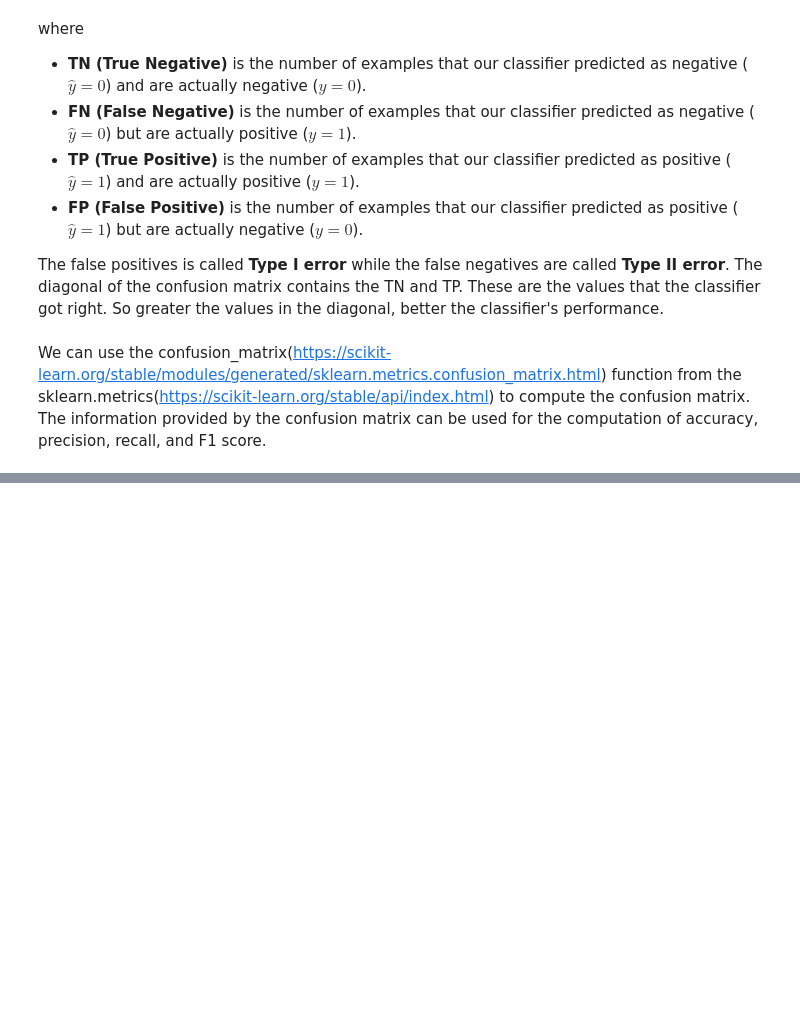
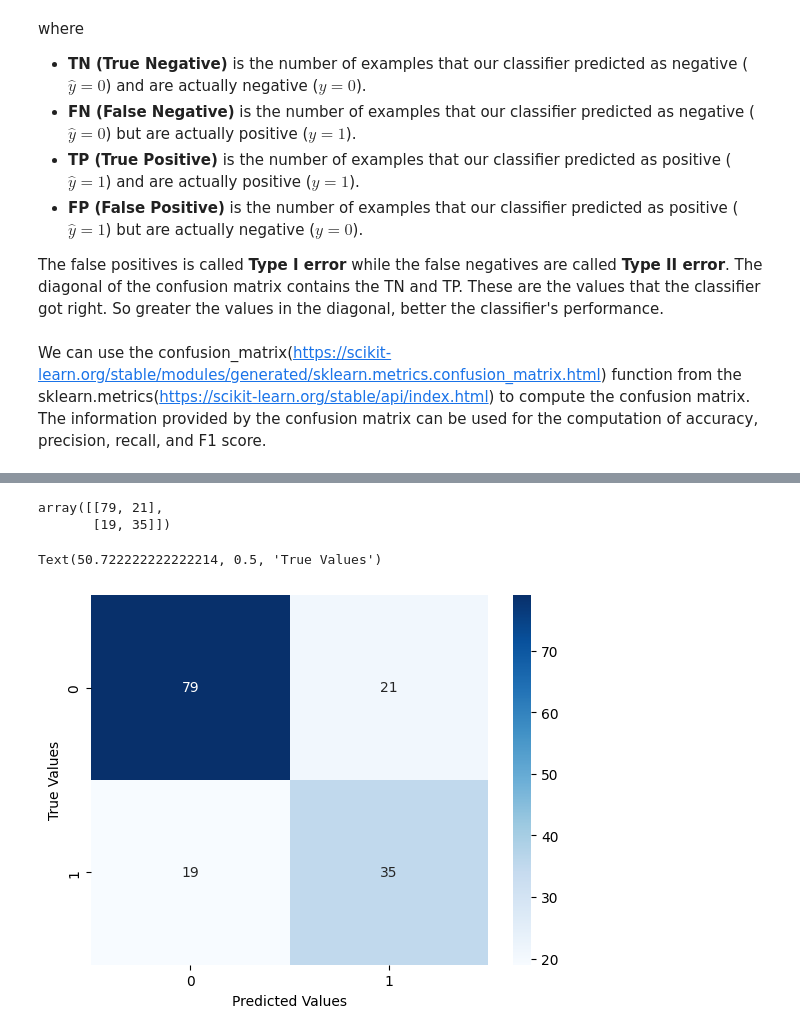
Before and after one commit to GaneshPokharel-tech/datascience, a Jupyter notebook: Machine_learning/logistic_regression_EvaluationMetrics.ipynb, the cells around one changed output, grey strips where cells are left out. Drawn from its saved outputs; the diff is of its cells as text; code cells hidden in the pictures; blank space fills up the shorter version.

Commit message:
updated and hyper parameter,evalutation matrix for classification,amazon analysis

```diff
--- a/Machine_learning/logistic_regression_EvaluationMetrics.ipynb
+++ b/Machine_learning/logistic_regression_EvaluationMetrics.ipynb
@@ -1,3 +1,27 @@
+# %%
+import pandas as pd
+import numpy as np
+
+from sklearn.preprocessing import StandardScaler
+from sklearn.model_selection import train_test_split
+from sklearn.linear_model import LogisticRegression
+
+
+scaler = StandardScaler()
+log_res = LogisticRegression(class_weight="balanced")
+
+data = pd.read_csv("diabetes.csv")
+X = data.drop("Outcome", axis = 1).to_numpy()
+Y = data[["Outcome"]].to_numpy()
+
+scaled_X = scaler.fit_transform(X)
+
+X_train, X_test, y_train, y_test = train_test_split(
+    scaled_X, Y, test_size=0.2, random_state=989, stratify=Y
+)
+
+log_res.fit(X_train, y_train)
+y_pred = log_res.predict(X_test)
 # %% [markdown]
 # Evaluation Metrics
 Now that we have predicted whether or not the patients in the test set have diabetes, let's evaluate how good is the prediction made by logistic regression. We can evaluate the performance of the classifier using various metrics. We will learn about the following metrics.
@@ -32,0 +61,13 @@ We can use the confusion_matrix(https://scikit-learn.org/stable/modules/generate
+# %%
+matrix = confusion_matrix(y_test, y_pred)
+matrix
+# %% [output]
+array([[79, 21],
+       [19, 35]])
+# %%
+sns.heatmap(matrix, annot= True, cmap = "Blues")
+plt.xlabel("Predicted Values")
+plt.ylabel("True Values")
+# %% [output]
+Text(50.722222222222214, 0.5, 'True Values')
+[figure, added]
```
Also changed, not shown: parts of 10 cells of this notebook, 5 other files.
